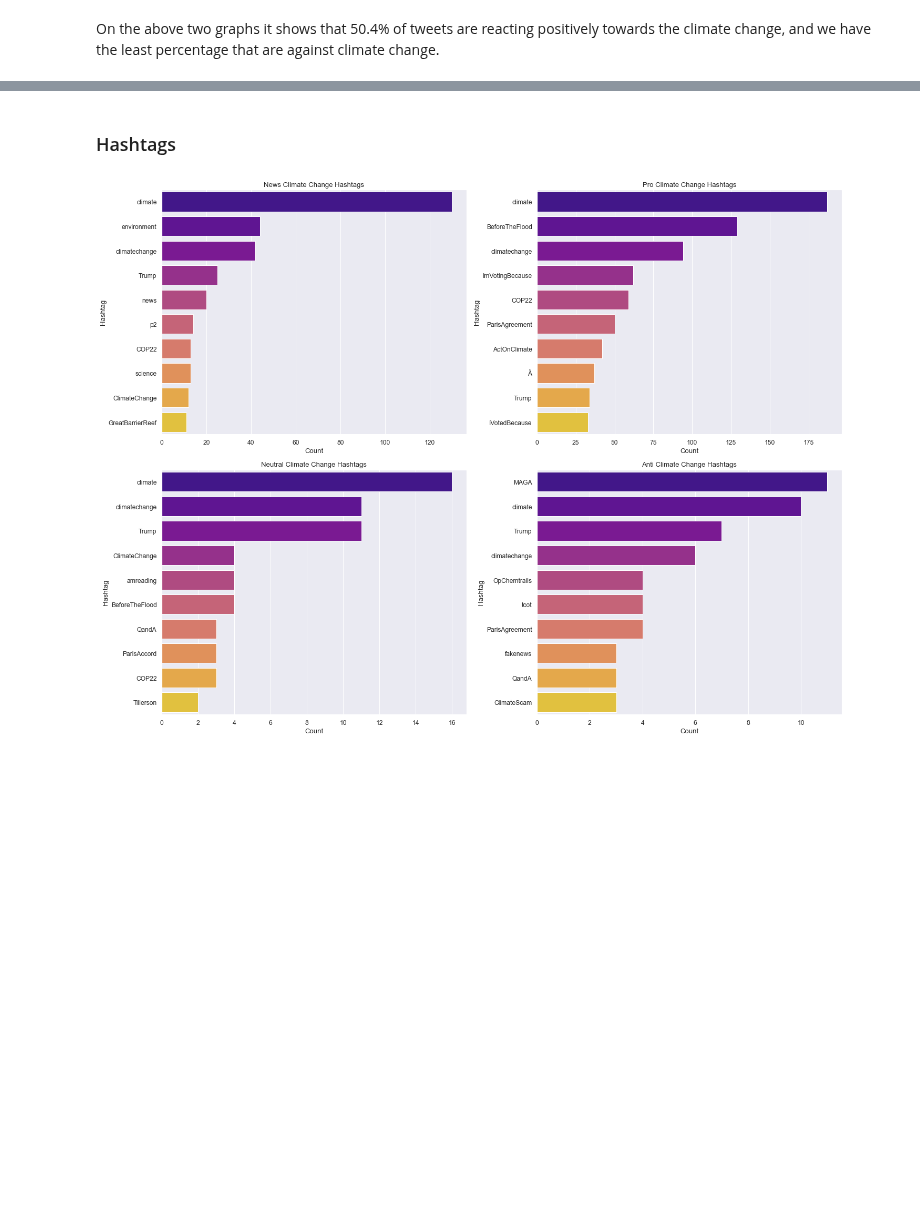
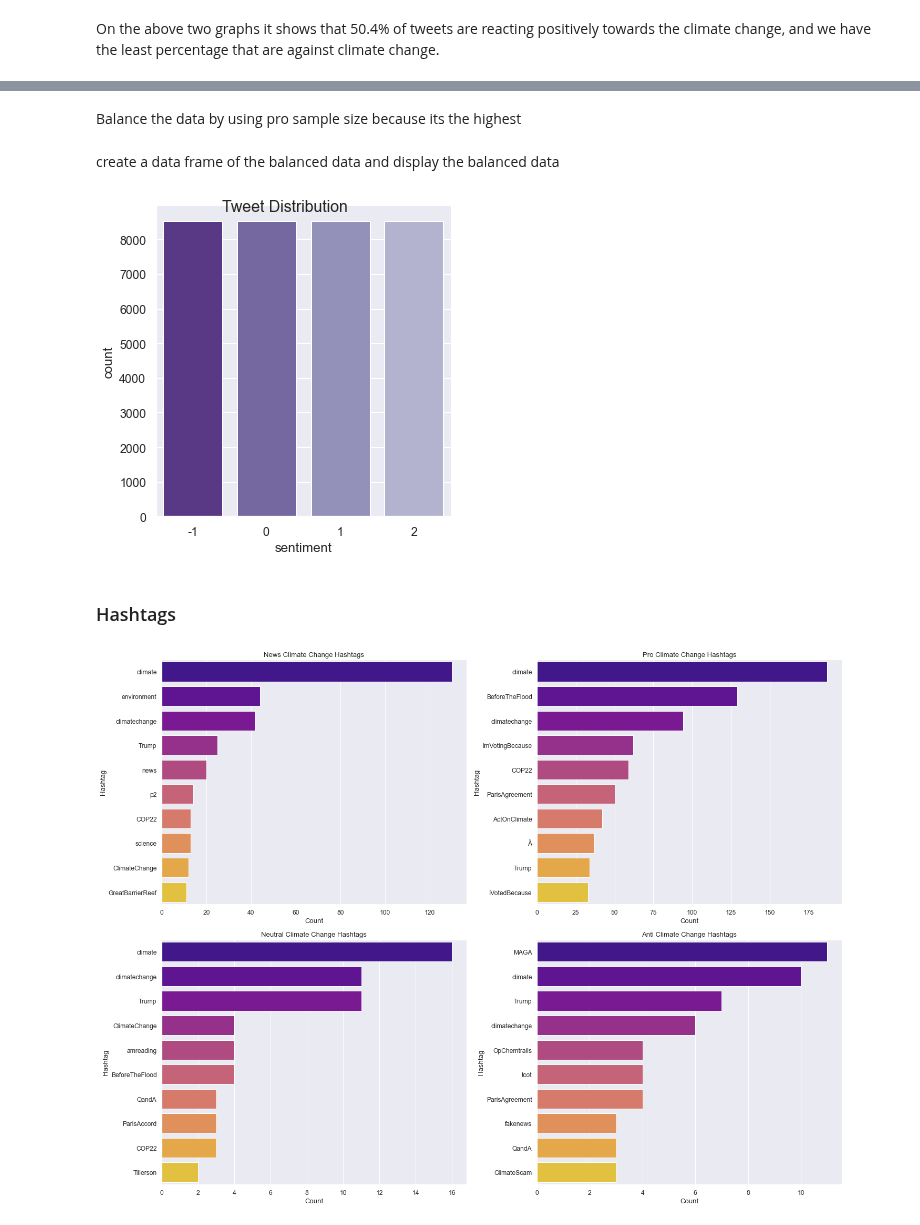
Before and after one commit to ethanmacrae/classification-predict-streamlit-template, a Jupyter notebook: Classification Predict Notebook .ipynb, the cells around one changed output, grey strips where cells are left out. Cells and saved outputs as stored; diff of their text form; code cells hidden in the pictures; blank space fills up the shorter version.

```diff
--- a/Classification Predict Notebook .ipynb
+++ b/Classification Predict Notebook .ipynb
@@ -537,0 +521,2 @@ test_over['sentiment'].value_counts().plot(kind='bar', title='count (target)')
+# %% [markdown]
+Balance the data by using pro sample size because its the highest
@@ -537,0 +529,2 @@ test_over['sentiment'].value_counts().plot(kind='bar', title='count (target)')
+# %% [markdown]
+create a data frame of the balanced data and display the balanced data
@@ -538,3 +533,11 @@ test_over['sentiment'].value_counts().plot(kind='bar', title='count (target)')
+# %%
+
+sns.set(font_scale=1.1)
+ax1 = sns.catplot("sentiment", data=test_over, kind="count", palette = sns.color_palette('Purples_r'))
+ax1.fig.suptitle('Tweet Distribution')
+plt.show()
+# %% [output]
+[figure, added]
 # %% [markdown]
 ### Hashtags
 # %%
```
Also changed, not shown: parts of 19 cells of this notebook.
